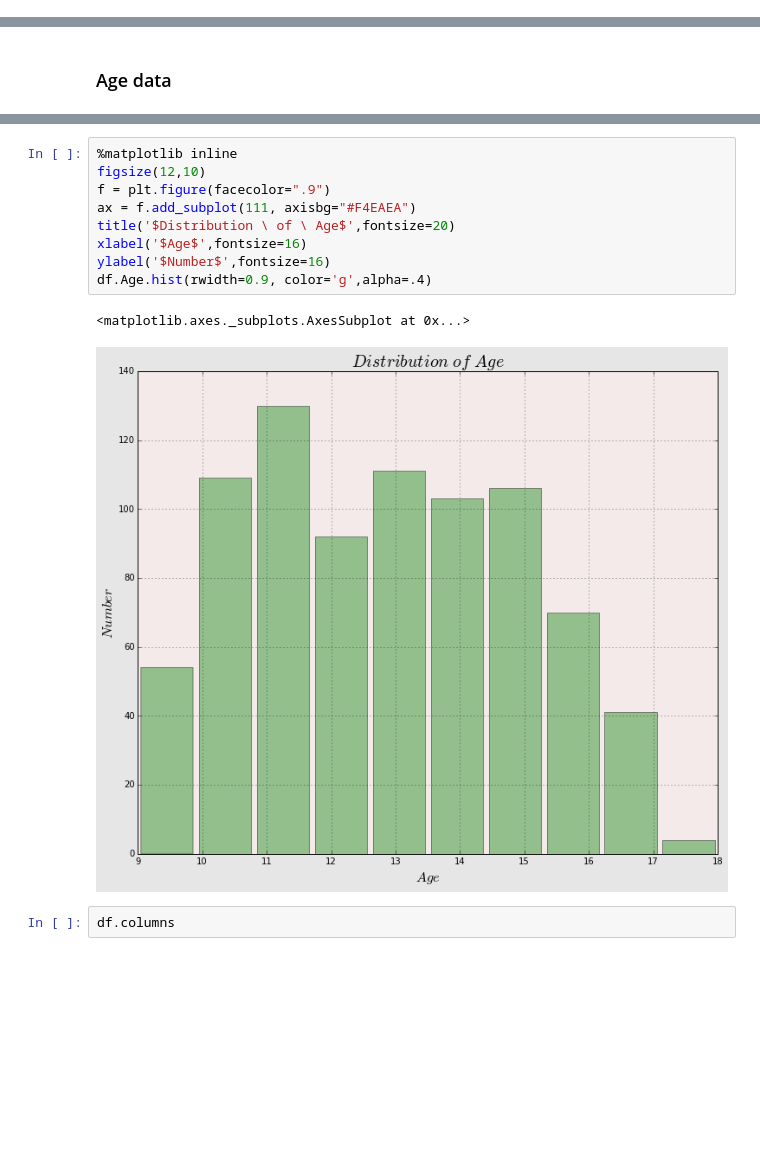
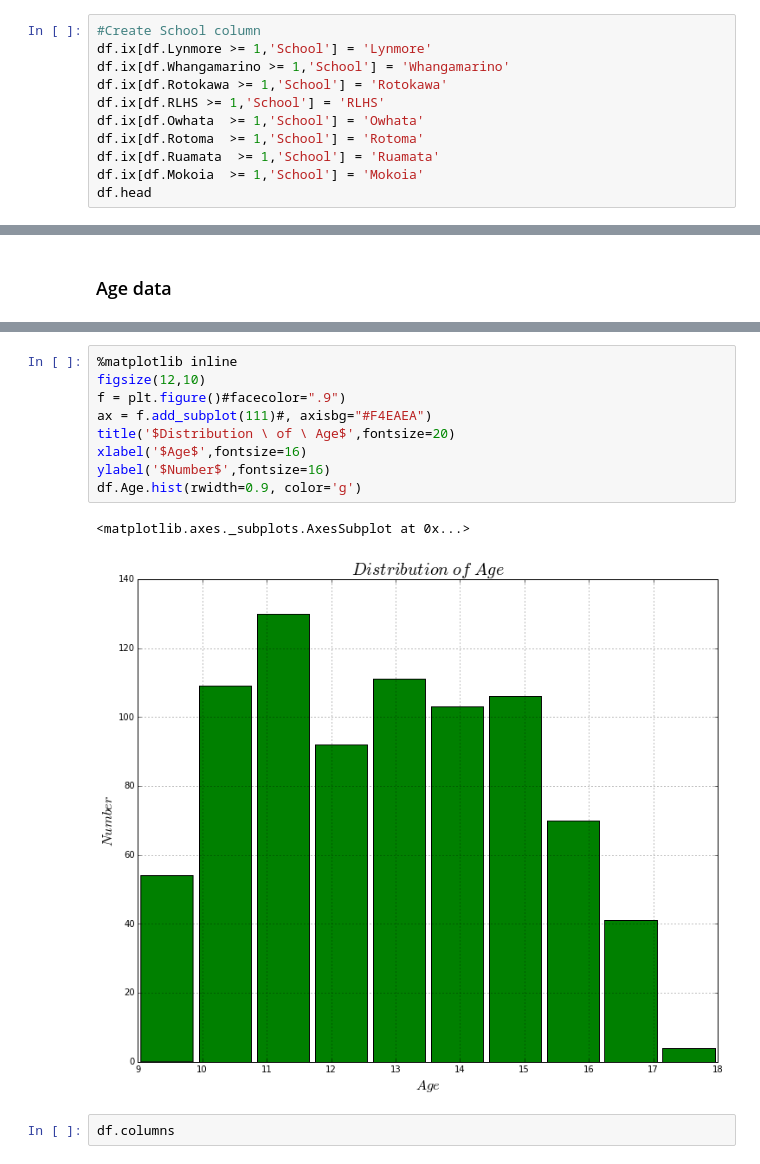
Before and after one commit to hillbs/Differential-Equations-and-Linear-Algebra, a Jupyter notebook: Youth_survey_git.ipynb, the cells around one changed output, grey strips where cells are left out. Drawn from its saved outputs; the diff is of its cells as text; blank space fills up the shorter version.

```diff
--- a/Youth_survey_git.ipynb
+++ b/Youth_survey_git.ipynb
@@ -66,3 +66,14 @@ df.head(4)
 4 rows × 176 columns
 # %% [markdown]
 ## Clean Data|
+# %%
+#Create School column
+df.ix[df.Lynmore >= 1,'School'] = 'Lynmore'
+df.ix[df.Whangamarino >= 1,'School'] = 'Whangamarino'
+df.ix[df.Rotokawa >= 1,'School'] = 'Rotokawa'
+df.ix[df.RLHS >= 1,'School'] = 'RLHS'
+df.ix[df.Owhata  >= 1,'School'] = 'Owhata'
+df.ix[df.Rotoma  >= 1,'School'] = 'Rotoma'
+df.ix[df.Ruamata  >= 1,'School'] = 'Ruamata'
+df.ix[df.Mokoia  >= 1,'School'] = 'Mokoia'
+df.head
@@ -103,15 +132,15 @@ df.Age.value_counts(),df.Age.describe()
 # %%
 %matplotlib inline
 figsize(12,10)
-f = plt.figure(facecolor=".9")
-ax = f.add_subplot(111, axisbg="#F4EAEA")
+f = plt.figure()#facecolor=".9")
+ax = f.add_subplot(111)#, axisbg="#F4EAEA")
 title('$Distribution \ of \ Age$',fontsize=20)
 xlabel('$Age$',fontsize=16)
 ylabel('$Number$',fontsize=16)
-df.Age.hist(rwidth=0.9, color='g',alpha=.4)
+df.Age.hist(rwidth=0.9, color='g')
 # %% [output]
 <matplotlib.axes._subplots.AxesSubplot at 0x...>
-[figure, old version]
+[figure, new version]
 # %%
 df.columns
 # %% [output]
```
Also changed, not shown: parts of 18 cells of this notebook, 2 other files.
